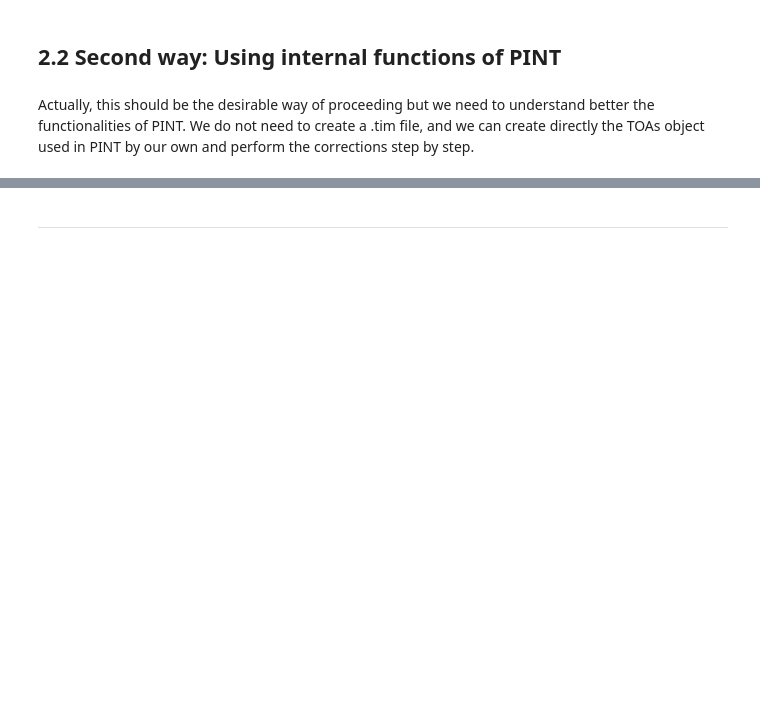
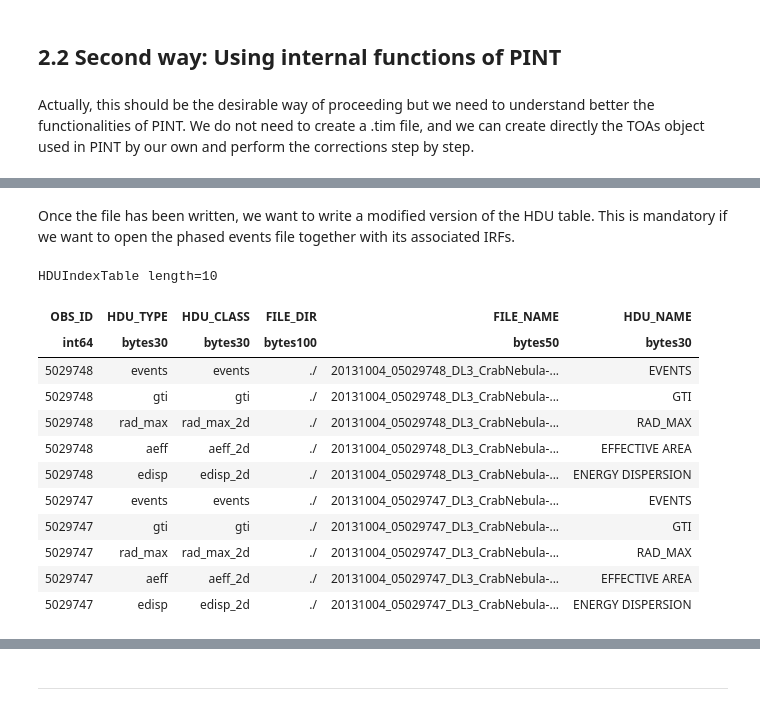
Before and after one commit to gammapy/gammapy-recipes, a Jupyter notebook: recipes/pulsar_analysis/Pulsar_analysis_gammapy.ipynb, the cells around one changed output, grey strips where cells are left out. Saved outputs shown, nothing was run; the diff lists cells and outputs as text; code cells hidden in the pictures; blank space fills up the shorter version.

Commit message:
Modifying a few things in the tutorial and adding the write/read part
Signed-off-by: Maxime Regeard <regeard@apc.in2p3.fr>

```diff
--- a/recipes/pulsar_analysis/Pulsar_analysis_gammapy.ipynb
+++ b/recipes/pulsar_analysis/Pulsar_analysis_gammapy.ipynb
@@ -52,3 +61,3 @@ DL3_direc='/Users/alvarom/Desktop/Doctorado/fermipulsar/gammapy-datasets/1.0/mag
 # %%
 #Read DataStore from a directory
-total_datastore = DataStore.from_dir(DL3_direc)
+data_store = DataStore.from_dir(DL3_direc)
@@ -291,0 +316,20 @@ Writing outputfile in ./pulsar_data/dl3_pulsar_5029747.fits
+# %% [markdown]
+Once the file has been written, we want to write a modified version of the HDU table. This is mandatory if we want to open the phased events file together with its associated IRFs.
+# %%
+# print the current data store HDU table.
+new_hdu = data_store.hdu_table.copy()
+new_hdu
+# %% [output]
+HDUIndexTable length=10
+| OBS_ID | HDU_TYPE | HDU_CLASS | FILE_DIR | FILE_NAME | HDU_NAME |
+| int64 | bytes30 | bytes30 | bytes100 | bytes50 | bytes30 |
+| 5029748 | events | events | ./ | 20131004_05029748_DL3_CrabNebula-... | EVENTS |
+| 5029748 | gti | gti | ./ | 20131004_05029748_DL3_CrabNebula-... | GTI |
+| 5029748 | rad_max | rad_max_2d | ./ | 20131004_05029748_DL3_CrabNebula-... | RAD_MAX |
+| 5029748 | aeff | aeff_2d | ./ | 20131004_05029748_DL3_CrabNebula-... | EFFECTIVE AREA |
+| 5029748 | edisp | edisp_2d | ./ | 20131004_05029748_DL3_CrabNebula-... | ENERGY DISPERSION |
+| 5029747 | events | events | ./ | 20131004_05029747_DL3_CrabNebula-... | EVENTS |
+| 5029747 | gti | gti | ./ | 20131004_05029747_DL3_CrabNebula-... | GTI |
+| 5029747 | rad_max | rad_max_2d | ./ | 20131004_05029747_DL3_CrabNebula-... | RAD_MAX |
+| 5029747 | aeff | aeff_2d | ./ | 20131004_05029747_DL3_CrabNebula-... | EFFECTIVE AREA |
+| 5029747 | edisp | edisp_2d | ./ | 20131004_05029747_DL3_CrabNebula-... | ENERGY DISPERSION |
```
Also changed, not shown: parts of 76 cells of this notebook.
